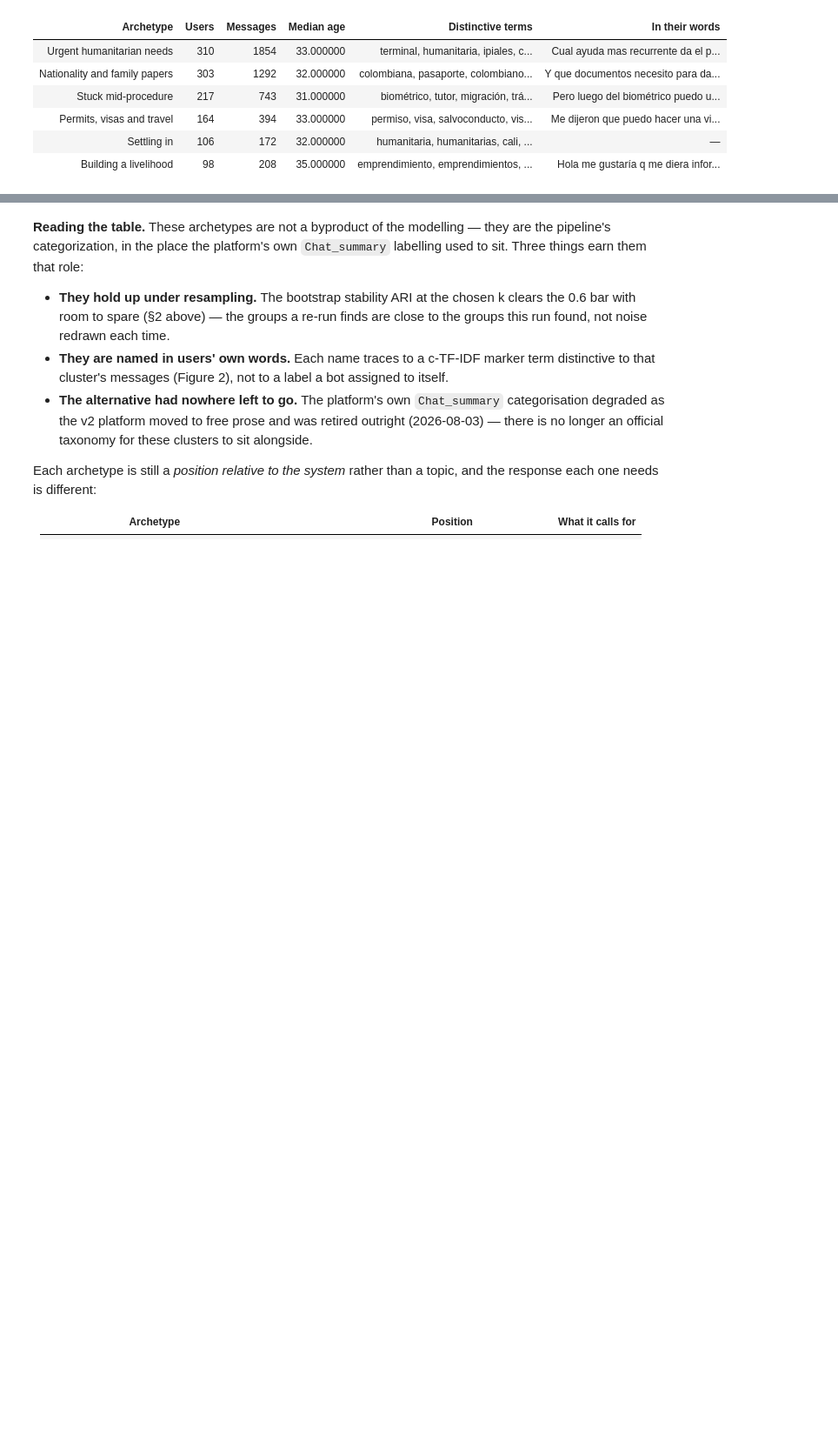
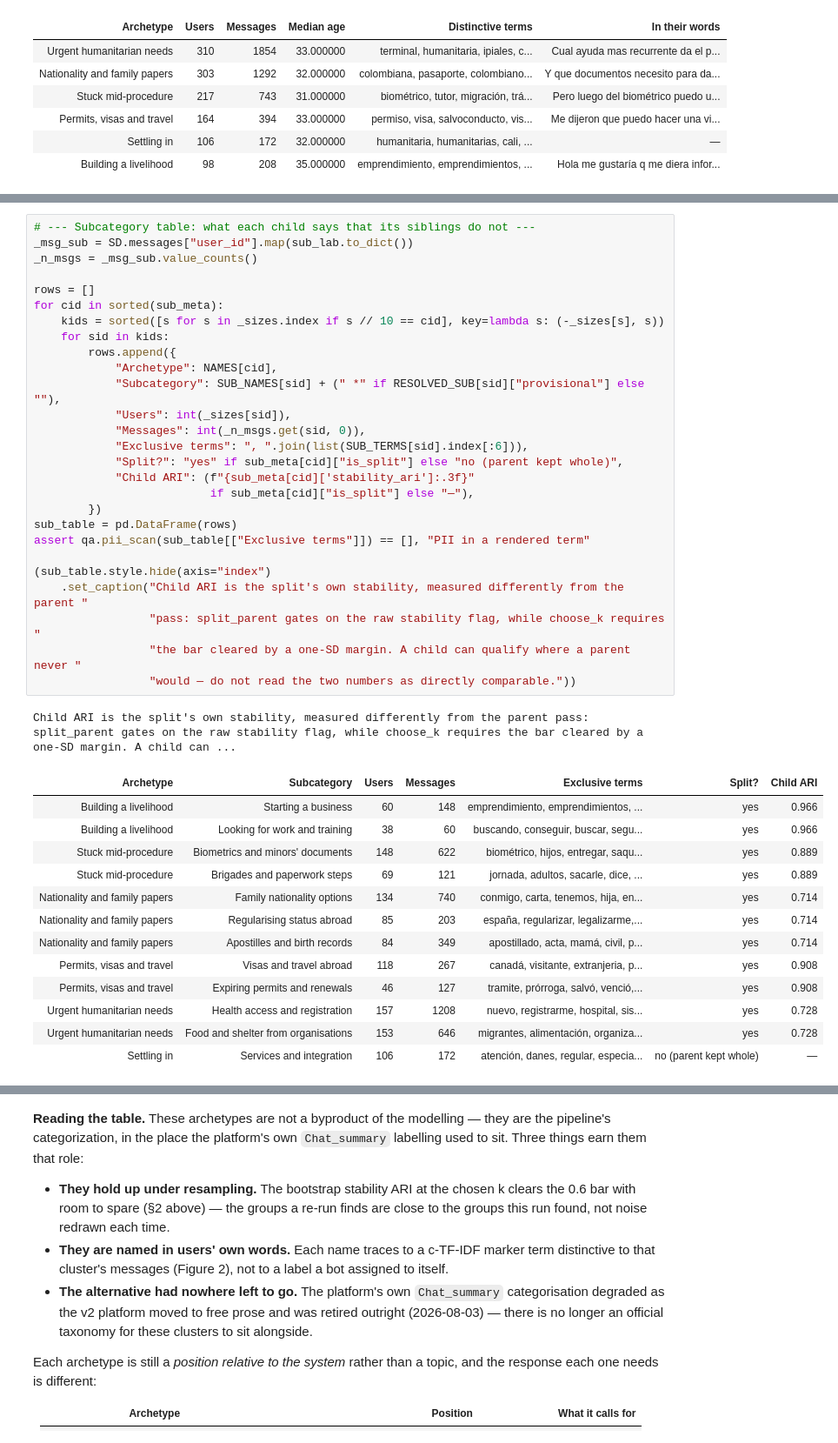
Before and after one commit to DiversaStudio/chatbot_methodology_mmc, a Jupyter notebook: notebooks/03_text_insights_nlp.ipynb, the cells around one changed output, grey strips where cells are left out. Shown at 87% size. Saved outputs shown, nothing was run; the diff lists cells and outputs as text; blank space fills up the shorter version.

```diff
--- a/notebooks/03_text_insights_nlp.ipynb
+++ b/notebooks/03_text_insights_nlp.ipynb
@@ -255,0 +395,42 @@ All 6 archetype names are curated; none are provisional this run.
+# %%
+# --- Subcategory table: what each child says that its siblings do not ---
+_msg_sub = SD.messages["user_id"].map(sub_lab.to_dict())
+_n_msgs = _msg_sub.value_counts()
+
+rows = []
+for cid in sorted(sub_meta):
+    kids = sorted([s for s in _sizes.index if s // 10 == cid], key=lambda s: (-_sizes[s], s))
+    for sid in kids:
+        rows.append({
+            "Archetype": NAMES[cid],
+            "Subcategory": SUB_NAMES[sid] + (" *" if RESOLVED_SUB[sid]["provisional"] else ""),
+            "Users": int(_sizes[sid]),
+            "Messages": int(_n_msgs.get(sid, 0)),
+            "Exclusive terms": ", ".join(list(SUB_TERMS[sid].index[:6])),
+            "Split?": "yes" if sub_meta[cid]["is_split"] else "no (parent kept whole)",
+            "Child ARI": (f"{sub_meta[cid]['stability_ari']:.3f}"
+                          if sub_meta[cid]["is_split"] else "—"),
+        })
+sub_table = pd.DataFrame(rows)
+assert qa.pii_scan(sub_table[["Exclusive terms"]]) == [], "PII in a rendered term"
+
+(sub_table.style.hide(axis="index")
+    .set_caption("Child ARI is the split's own stability, measured differently from the parent "
+                 "pass: split_parent gates on the raw stability flag, while choose_k requires "
+                 "the bar cleared by a one-SD margin. A child can qualify where a parent never "
+                 "would — do not read the two numbers as directly comparable."))
+# %% [output]
+Child ARI is the split's own stability, measured differently from the parent pass: split_parent gates on the raw stability flag, while choose_k requires the bar cleared by a one-SD margin. A child can ...
+| Archetype | Subcategory | Users | Messages | Exclusive terms | Split? | Child ARI |
+| Building a livelihood | Starting a business | 60 | 148 | emprendimiento, emprendimientos, ... | yes | 0.966 |
+| Building a livelihood | Looking for work and training | 38 | 60 | buscando, conseguir, buscar, segu... | yes | 0.966 |
+| Stuck mid-procedure | Biometrics and minors' documents | 148 | 622 | biométrico, hijos, entregar, saqu... | yes | 0.889 |
+| Stuck mid-procedure | Brigades and paperwork steps | 69 | 121 | jornada, adultos, sacarle, dice, ... | yes | 0.889 |
+| Nationality and family papers | Family nationality options | 134 | 740 | conmigo, carta, tenemos, hija, en... | yes | 0.714 |
+| Nationality and family papers | Regularising status abroad | 85 | 203 | españa, regularizar, legalizarme,... | yes | 0.714 |
+| Nationality and family papers | Apostilles and birth records | 84 | 349 | apostillado, acta, mamá, civil, p... | yes | 0.714 |
+| Permits, visas and travel | Visas and travel abroad | 118 | 267 | canadá, visitante, extranjeria, p... | yes | 0.908 |
+| Permits, visas and travel | Expiring permits and renewals | 46 | 127 | tramite, prórroga, salvó, venció,... | yes | 0.908 |
+| Urgent humanitarian needs | Health access and registration | 157 | 1208 | nuevo, registrarme, hospital, sis... | yes | 0.728 |
+| Urgent humanitarian needs | Food and shelter from organisations | 153 | 646 | migrantes, alimentación, organiza... | yes | 0.728 |
+| Settling in | Services and integration | 106 | 172 | atención, danes, regular, especia... | no (parent kept whole) | — |
```
Also changed, not shown: parts of 6 cells of this notebook, 2 other files.
